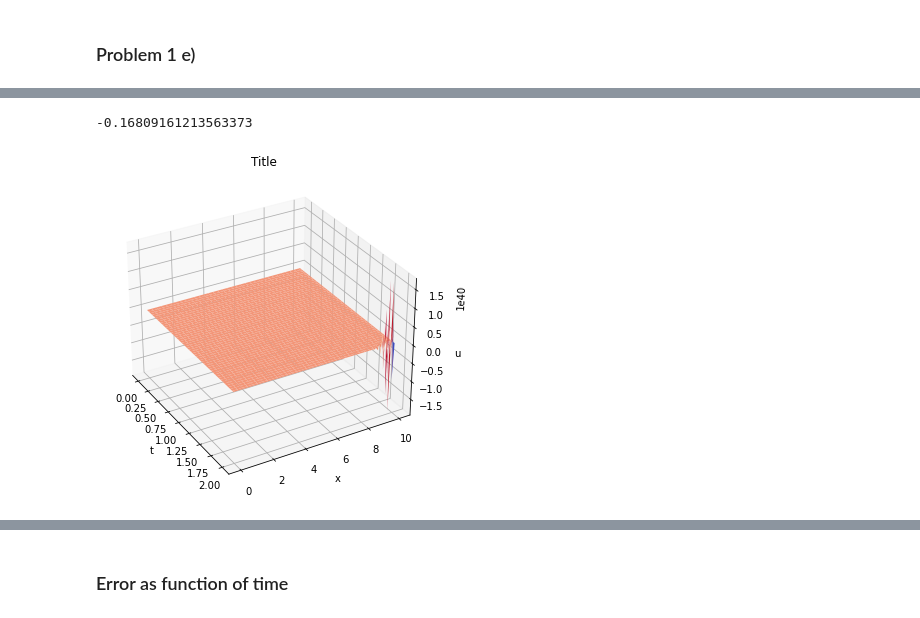
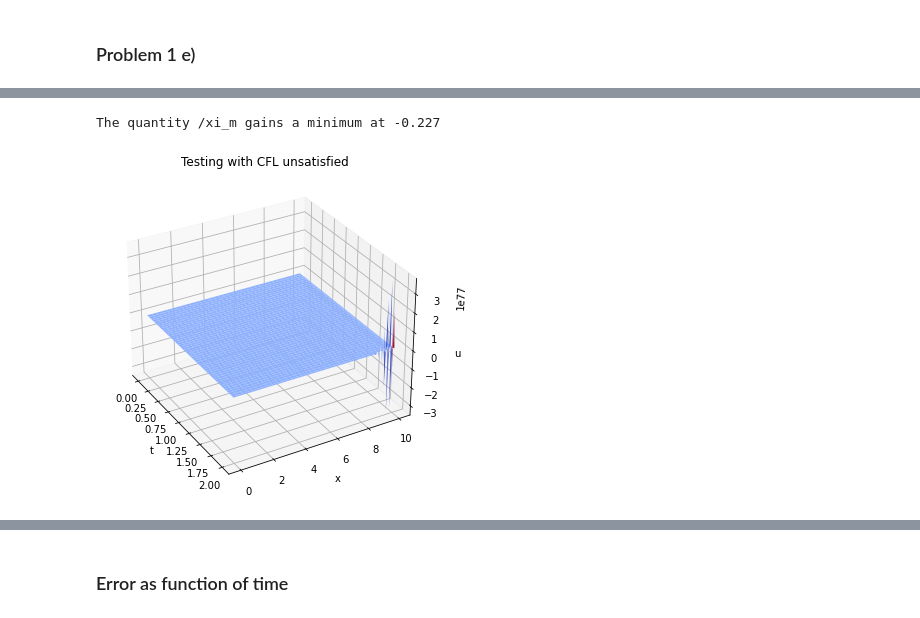
Before and after one commit to ulrikunneberg/NumDiff_prosjekt, a Jupyter notebook: Test.ipynb, the cells around one changed output, grey strips where cells are left out. Cells and saved outputs as stored; diff of their text form; code cells hidden in the pictures.

```diff
--- a/Test.ipynb
+++ b/Test.ipynb
@@ -5,11 +5,11 @@ from matplotlib import cm
 import numpy.linalg as la
 # %%
 #Constants
-M = 100
-R= 10
+M = 3
+R= 50
 T=2
-N=1000
-sigma= 1/4.1 #1/5
+N=10000
+sigma= 1/5
 r= 0.02
 c=1
 K_eur=10
@@ -21,8 +27,7 @@ H_bin = 3
 # %%
 #Practical function
 def tridiag(lower, diag, upper, size):
-    A=np.diag(lower, -1) + np.diag(diag) + np.diag(upper, 1)
-    return A
+    return np.diag(lower, -1) + np.diag(diag) + np.diag(upper, 1)
 # %% [markdown]
 ### Initial Conditions function
 # %%
@@ -251,8 +373,10 @@ plot_solution(u_exact)
+# %%
+sigma=1/4
 # %%
-u_an, CFL = forward_euler(R, M, T, N, sigma, r, c, K_eur, H_eur, an_boundary_0, an_boundary_R,
+v_forward_CFL, CFL_forward_CFL = forward_euler(R, M, T, N, sigma, r, c, K_eur, H_eur, an_boundary_0, an_boundary_R,
                        an_initial, RHS_func=RHS_analytic)
-plot_solution(u_an)
-print(CFL)
+plot_solution(v_forward_CFL, angle=-30, title="Testing with CFL unsatisfied")
+print("The quantity /xi_m gains a minimum at", round(CFL_forward_CFL, 3))
 # %% [output]
--0.16809161213563373
+The quantity /xi_m gains a minimum at -0.227
-[figure, old version]
+[figure, new version]
```
Also changed, not shown: parts of 33 cells of this notebook.
